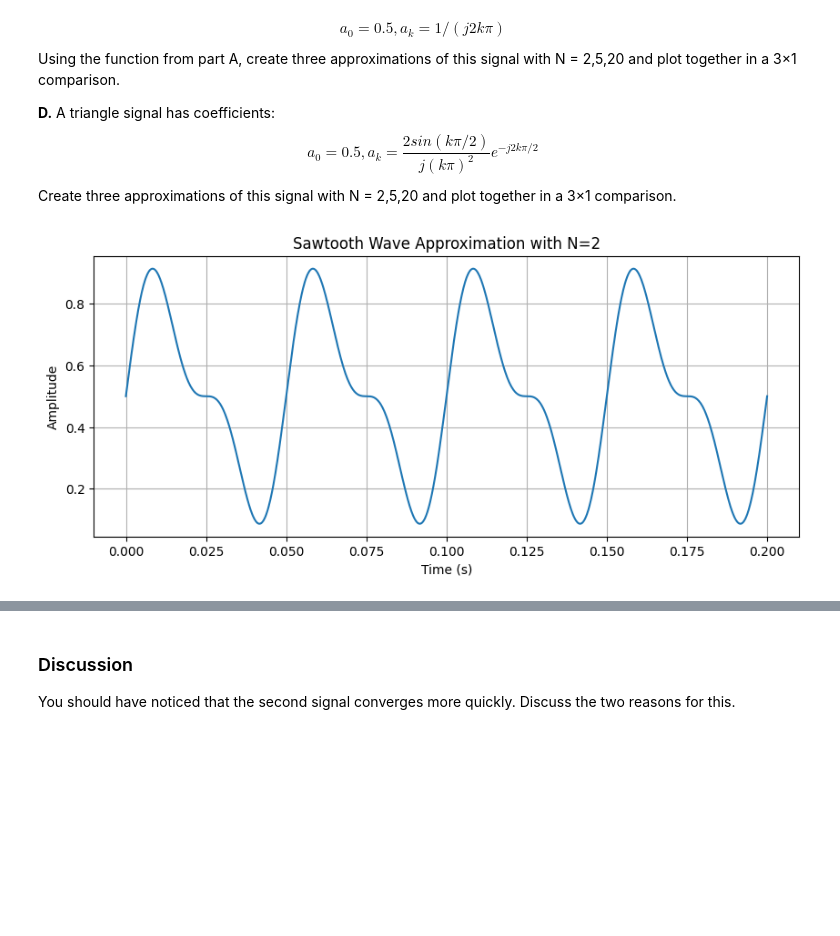
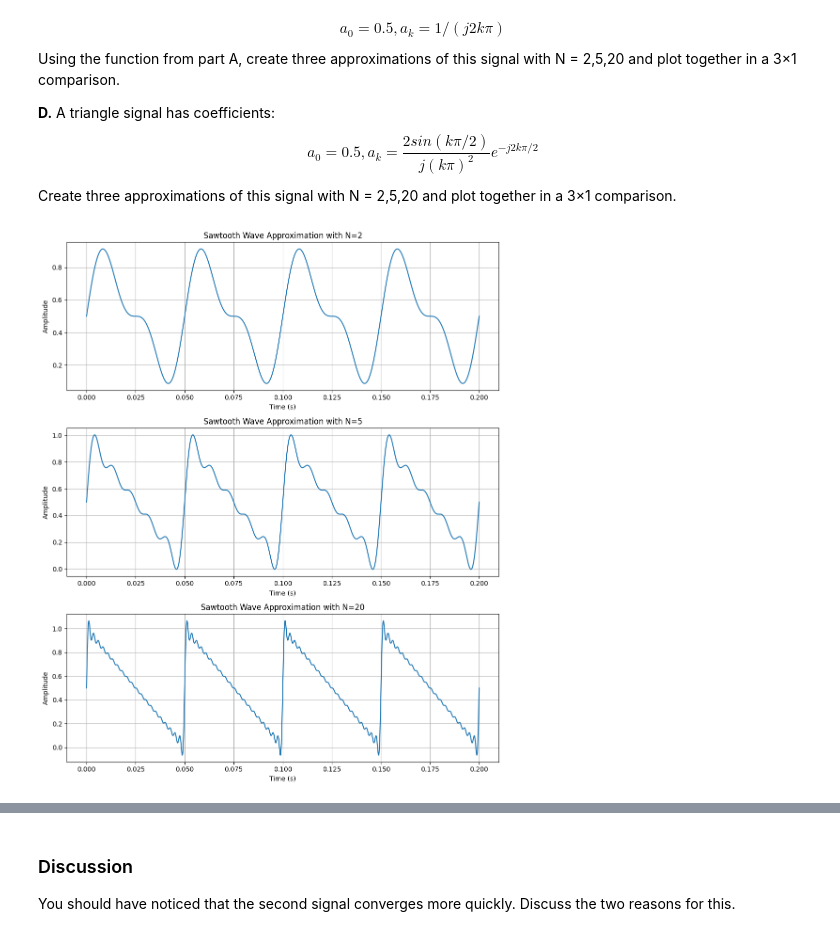
Before and after one commit to BanBot-2/EE-242-A-E-, a Jupyter notebook: Labs/Lab 2a/Lab2A_Ben_Aaron_Yehoshua.ipynb, the cells around one changed output, grey strips where cells are left out. Saved outputs shown, nothing was run; the diff lists cells and outputs as text; code cells hidden in the pictures; blank space fills up the shorter version.

```diff
--- a/Labs/Lab 2a/Lab2A_Ben_Aaron_Yehoshua.ipynb
+++ b/Labs/Lab 2a/Lab2A_Ben_Aaron_Yehoshua.ipynb
@@ -45,8 +44,15 @@ Create three approximations of this signal with N = 2,5,20 and plot together in
 # %%
 # Assignment 1 - Generating Periodic Signals with Fourier Series
 
+#################################################################################################
 # Part A - Writing a periodic signal generator function
-# Input: t = time in seconds, fs = sampling rate, a = coefficients above, w = fundamental frequency (in Hz)
+#################################################################################################
+
+# Input:
+# t = time in seconds
+# fs = sampling rate
+# a = coefficients above
+# w = fundamental frequency (in Hz)
 # Output: x = periodic signal
 def fourier_series(t, fs, a, w):
     samples = int(t * fs) # Number of samples
@@ -56,62 +62,77 @@ def fourier_series(t, fs, a, w):
     s = np.linspace(0, t, samples) # Time vector
 
     amps = np.abs(a) # Amplitudes
     phases = np.angle(a) # Phases
 
     x += amps[0] # Adds the DC component
 
     for i in range(1, length):
         x += 2 * amps[i] * np.cos(i * w * 2 * np.pi * s + phases[i]) # Adds the harmonics
 
     return x
 
+#################################################################################################
 # Part B - Initialize the parameters
+#################################################################################################
+
 samp_freq = 8000
 fund_freq = 20
 duration = 0.2
 time = np.linspace(0, duration, int(samp_freq * duration)) # Time vector
 
+#################################################################################################
 # Part C - Sawtooth Curve
-# Create a vector of a values as shown above for N = 2, 5, 20
-# Use the function above to find the approximations
-# Plot the 3 approximations
-approximations = [2, 5, 20]
+#################################################################################################
 
-for length in approximations:
-    a = np.linspace(0, length, length + 1) # Initialize the coefficients
+# Creates a vector of a values as shown above for N = 2, 5, 20
+# Uses the function above to find the approximations
+# Plots the 3 approximations
 
-    a = 1/(2 * 1j * a * np.pi) # Calculate the coefficients
-    a[0] = 0.5
+approximations = [2, 5, 20] # Number of harmonics to use
+fig, axes = plt.subplots(3, 1, figsize=(10, 12))  # Create a 3x1 subplot layout
 
-    x = fourier_series(duration, samp_freq, a, fund_freq) # Generate the signal
+for index, length in enumerate(approximations):
+    a = np.linspace(1, length, length)  # Initializes the coefficients
+    a = 1 / (2 * 1j * a * np.pi)  # Calculates the coefficients
+    a = np.concatenate((np.array([0.5]), a)) # Adds the DC component
 
-    plt.figure(figsize = (10, 4))
-    plt.plot(time, x)
-    plt.title(f'Sawtooth Wave Approximation with N={length}')
-    plt.xlabel('Time (s)')
-    plt.ylabel('Amplitude')
-    plt.grid()
-    plt.show()
+    x = fourier_series(duration, samp_freq, a, fund_freq)  # Generates the signal
 
+    # Formats the graphs nicely
+    axes[index].plot(time, x)
+    axes[index].set_title(f'Sawtooth Wave Approximation with N={length}')
+    axes[index].set_xlabel('Time (s)')
+    axes[index].set_ylabel('Amplitude')
+    axes[index].grid()
 
+plt.tight_layout() # Adjust layout to prevent overlap
+plt.show()
+
+#################################################################################################
 # Part D - Triangle Curve
-# Create a vector of a values as shown above for N = 2, 5, 20
-# Use the function above to find the approximations
-# Plot the 3 approximations
-for length in approximations:
-    a = np.linspace(0, length, length + 1) # Initialize the coefficients
+#################################################################################################
 
-    a = (2 * np.sin(a * np.pi/2))/(1j * (a * np.pi) ** 2) * np.e ** (-2j * a * np.pi/2) # Calculate the coefficients
-    a[0] = 0.5
+# Creates a vector of a values as shown above for N = 2, 5, 20
+# Uses the function above to find the approximations
+# Plots the 3 approximations
 
-    x = fourier_series(duration, samp_freq, a, fund_freq) # Generate the signal
+fig, axes = plt.subplots(3, 1, figsize=(10, 12))  # Create a 3x1 subplot layout
 
-    plt.figure(figsize=(10, 4))
-    plt.plot(time, x)
-    plt.title(f'triangle Wave Approximation with N={length}')
-    plt.xlabel('Time (s)')
-    plt.ylabel('Amplitude')
-    plt.grid()
-    plt.show()
+for index, length in enumerate(approximations):
+    a = np.linspace(1, length, length)  # Initializes the coefficients
+    a = (2 * np.sin(a * np.pi/2))/(1j * (a * np.pi) ** 2) * np.exp(-2j * a * np.pi/2) # Calculates coefficients
+    a = np.concatenate((np.array([0.5]), a)) # Adds the DC component
+
+    x = fourier_series(duration, samp_freq, a, fund_freq)  # Generates the signal
+
+    # Formats the graphs nicely
+    axes[index].plot(time, x)
+    axes[index].set_title(f'Triangle Wave Approximation with N={length}')
+    axes[index].set_xlabel('Time (s)')
+    axes[index].set_ylabel('Amplitude')
+    axes[index].grid()
+
+plt.tight_layout() # Adjust layout to prevent overlap
+plt.show()
 # %% [output]
-[figure, old version]
+[figure, new version]
```
Also changed, not shown: parts of 3 cells of this notebook, 2 other files.
